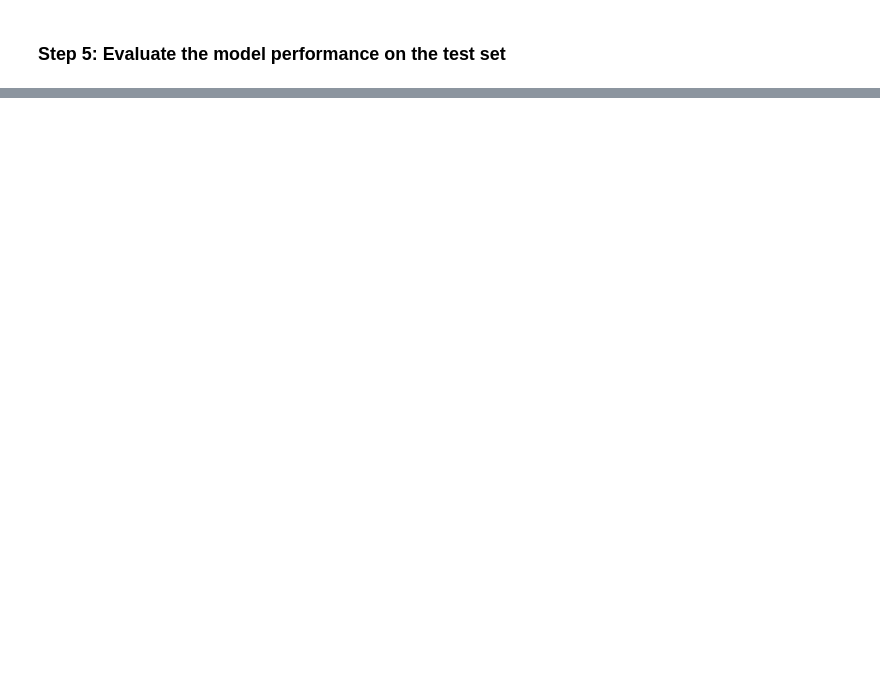
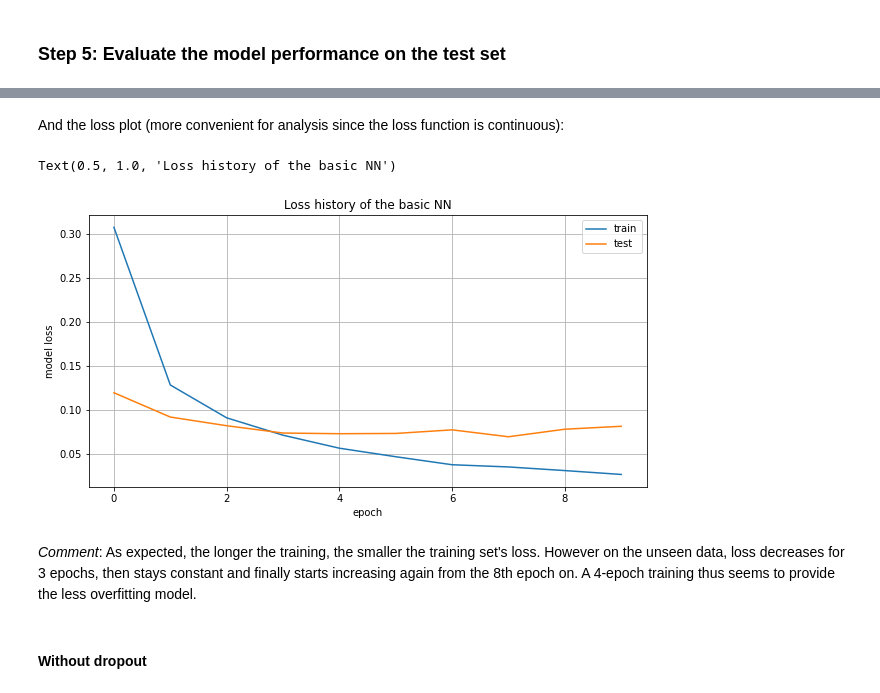
Before and after one commit to c-letouze/ML-TP4, a Jupyter notebook: TP4_NeuralNetworks.ipynb, the cells around one changed output, grey strips where cells are left out. Cells and saved outputs as stored; diff of their text form; code cells hidden in the pictures; blank space fills up the shorter version.

```diff
--- a/TP4_NeuralNetworks.ipynb
+++ b/TP4_NeuralNetworks.ipynb
@@ -185,0 +204,19 @@ Test accuracy: 0.9797999858856201
+# %% [markdown]
+And the loss plot (more convenient for analysis since the loss function is continuous):
+# %%
+# Plot loss
+plt.figure(figsize=[10, 5])
+plt.plot(history_DNN['loss'])
+plt.plot(history_DNN['val_loss'])
+plt.ylabel('model loss')
+plt.xlabel('epoch')
+plt.grid()
+plt.legend(['train', 'test'], loc='best')
+plt.title("Loss history of the basic NN")
+# %% [output]
+Text(0.5, 1.0, 'Loss history of the basic NN')
+[figure, added]
+# %% [markdown]
+*Comment*: As expected, the longer the training, the smaller the training set's loss. However on the unseen data, loss decreases for 3 epochs, then stays constant and finally starts increasing again from the 8th epoch on. A 4-epoch training thus seems to provide the less overfitting model.
+# %% [markdown]
+#### Without dropout
```
Also changed, not shown: parts of 52 cells of this notebook.
